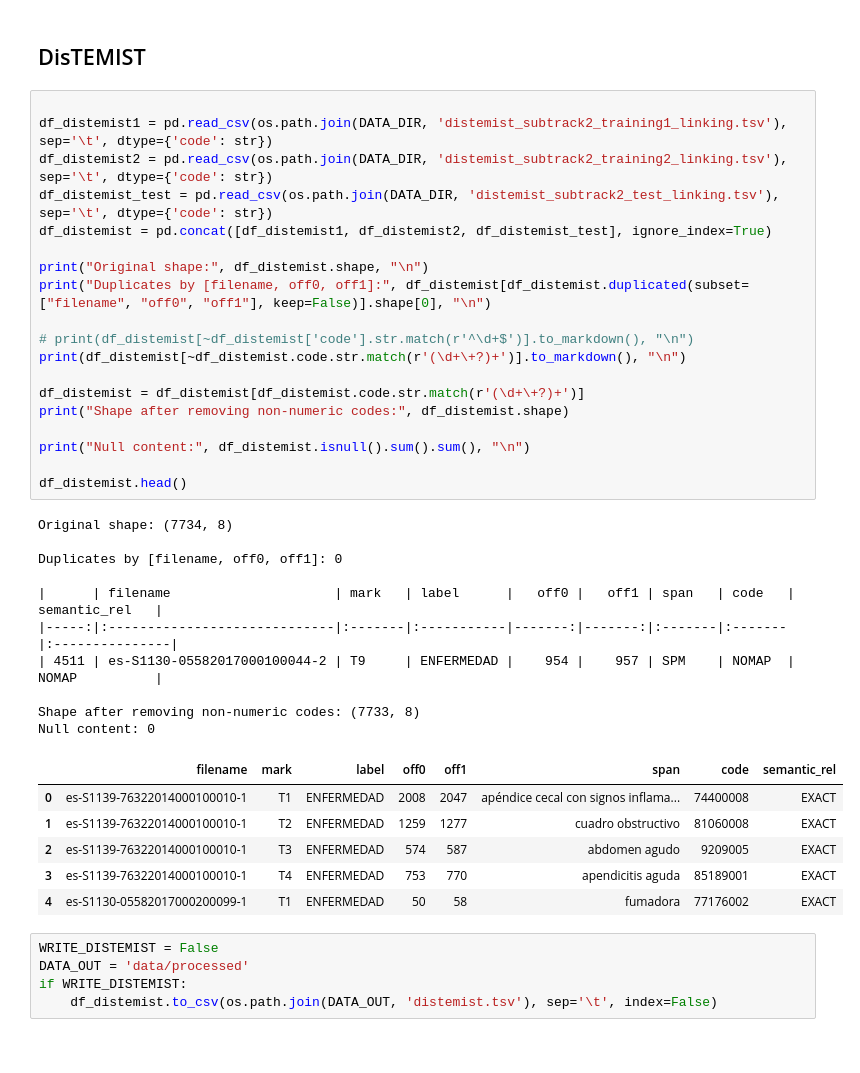
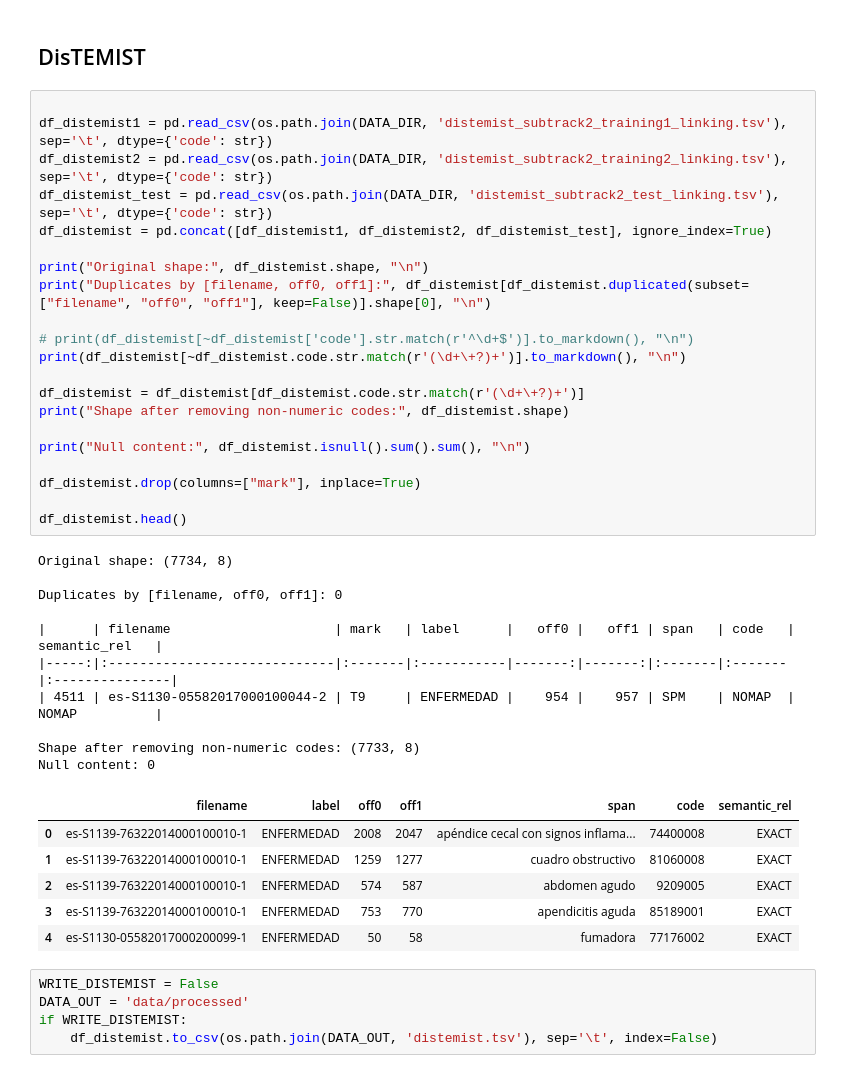
Before and after one commit to nlp4bia-bsc/dt4h-coverage-dash, a Jupyter notebook: notebooks/data-retrieval.ipynb, the cells around one changed output. Saved outputs shown, nothing was run; the diff lists cells and outputs as text.

```diff
--- a/notebooks/data-retrieval.ipynb
+++ b/notebooks/data-retrieval.ipynb
@@ -100,39 +100,41 @@ Shape after removing duplicates: (433853, 6)
 # %%
 
 df_distemist1 = pd.read_csv(os.path.join(DATA_DIR, 'distemist_subtrack2_training1_linking.tsv'), sep='\t', dtype={'code': str})
 df_distemist2 = pd.read_csv(os.path.join(DATA_DIR, 'distemist_subtrack2_training2_linking.tsv'), sep='\t', dtype={'code': str})
 df_distemist_test = pd.read_csv(os.path.join(DATA_DIR, 'distemist_subtrack2_test_linking.tsv'), sep='\t', dtype={'code': str})
 df_distemist = pd.concat([df_distemist1, df_distemist2, df_distemist_test], ignore_index=True)
 
 print("Original shape:", df_distemist.shape, "\n")
 print("Duplicates by [filename, off0, off1]:", df_distemist[df_distemist.duplicated(subset=["filename", "off0", "off1"], keep=False)].shape[0], "\n")
 
 # print(df_distemist[~df_distemist['code'].str.match(r'^\d+$')].to_markdown(), "\n")
 print(df_distemist[~df_distemist.code.str.match(r'(\d+\+?)+')].to_markdown(), "\n")
 
 df_distemist = df_distemist[df_distemist.code.str.match(r'(\d+\+?)+')]
 print("Shape after removing non-numeric codes:", df_distemist.shape)
 
 print("Null content:", df_distemist.isnull().sum().sum(), "\n")
 
+df_distemist.drop(columns=["mark"], inplace=True)
+
 df_distemist.head()
 # %% [output]
 Original shape: (7734, 8)
 
 Duplicates by [filename, off0, off1]: 0
 
 |      | filename                     | mark   | label      |   off0 |   off1 | span   | code   | semantic_rel   |
 |-----:|:-----------------------------|:-------|:-----------|-------:|-------:|:-------|:-------|:---------------|
 | 4511 | es-S1130-05582017000100044-2 | T9     | ENFERMEDAD |    954 |    957 | SPM    | NOMAP  | NOMAP          |
 
 Shape after removing non-numeric codes: (7733, 8)
 Null content: 0
-|  | filename | mark | label | off0 | off1 | span | code | semantic_rel |
-| 0 | es-S1139-76322014000100010-1 | T1 | ENFERMEDAD | 2008 | 2047 | apéndice cecal con signos inflama... | 74400008 | EXACT |
-| 1 | es-S1139-76322014000100010-1 | T2 | ENFERMEDAD | 1259 | 1277 | cuadro obstructivo | 81060008 | EXACT |
-| 2 | es-S1139-76322014000100010-1 | T3 | ENFERMEDAD | 574 | 587 | abdomen agudo | 9209005 | EXACT |
-| 3 | es-S1139-76322014000100010-1 | T4 | ENFERMEDAD | 753 | 770 | apendicitis aguda | 85189001 | EXACT |
-| 4 | es-S1130-05582017000200099-1 | T1 | ENFERMEDAD | 50 | 58 | fumadora | 77176002 | EXACT |
+|  | filename | label | off0 | off1 | span | code | semantic_rel |
+| 0 | es-S1139-76322014000100010-1 | ENFERMEDAD | 2008 | 2047 | apéndice cecal con signos inflama... | 74400008 | EXACT |
+| 1 | es-S1139-76322014000100010-1 | ENFERMEDAD | 1259 | 1277 | cuadro obstructivo | 81060008 | EXACT |
+| 2 | es-S1139-76322014000100010-1 | ENFERMEDAD | 574 | 587 | abdomen agudo | 9209005 | EXACT |
+| 3 | es-S1139-76322014000100010-1 | ENFERMEDAD | 753 | 770 | apendicitis aguda | 85189001 | EXACT |
+| 4 | es-S1130-05582017000200099-1 | ENFERMEDAD | 50 | 58 | fumadora | 77176002 | EXACT |
 # %%
 WRITE_DISTEMIST = False
 DATA_OUT = 'data/processed'
```
Also changed, not shown: parts of 5 cells of this notebook.
